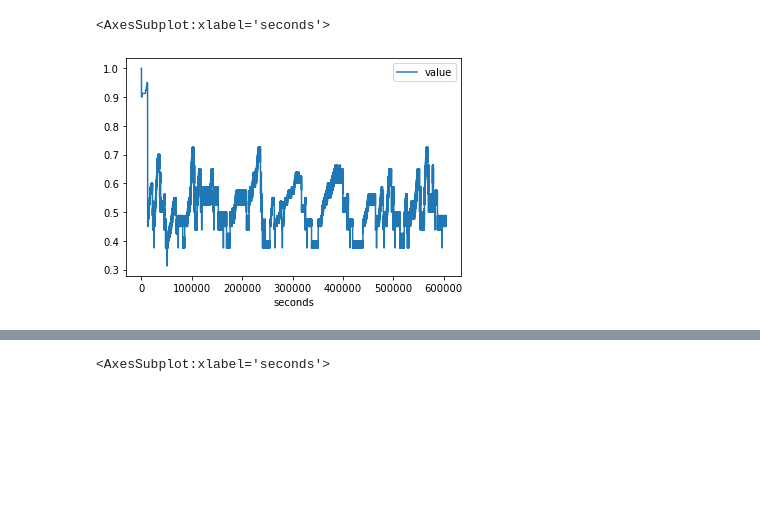
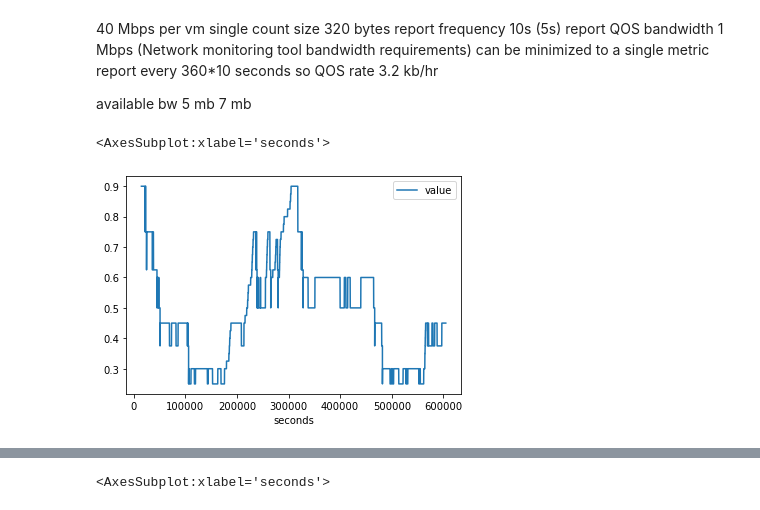
Before and after one commit to ahmednadr/AMTS-packaged, a Jupyter notebook: python/plot.ipynb, the cells around one changed output, grey strips where cells are left out. Cells and saved outputs as stored; diff of their text form; code cells hidden in the pictures; blank space fills up the shorter version.

```diff
--- a/python/plot.ipynb
+++ b/python/plot.ipynb
@@ -1,11 +1,21 @@
+# %% [markdown]
+40 Mbps per vm
+single count size 320 bytes
+report frequency 10s (5s)
+report QOS bandwidth 1 Mbps (Network monitoring tool bandwidth requirements)
+can be minimized to a single metric report every 360*10 seconds so QOS rate 3.2 kb/hr
+
+
+available bw 5 mb
+7 mb
 # %%
 import pandas as pd
 
 headers = ['seconds', 'value']
 
-df = pd.read_csv('/usr/src/AMTS/AMTS python package/python/metrics 1/BW Metrics Output.csv', names=headers ,sep = '|')
+df = pd.read_csv('/usr/src/AMTS/AMTS python package/python/metrics 2/vm 1 BW metrics.csv', names=headers ,sep = '|')
 
-df.set_index('seconds').plot()
+df[15000:].set_index('seconds').plot()
 # %% [output]
 <AxesSubplot:xlabel='seconds'>
-[figure, old version]
+[figure, new version]
```
Also changed, not shown: parts of 1 cell of this notebook, 3 other files.
